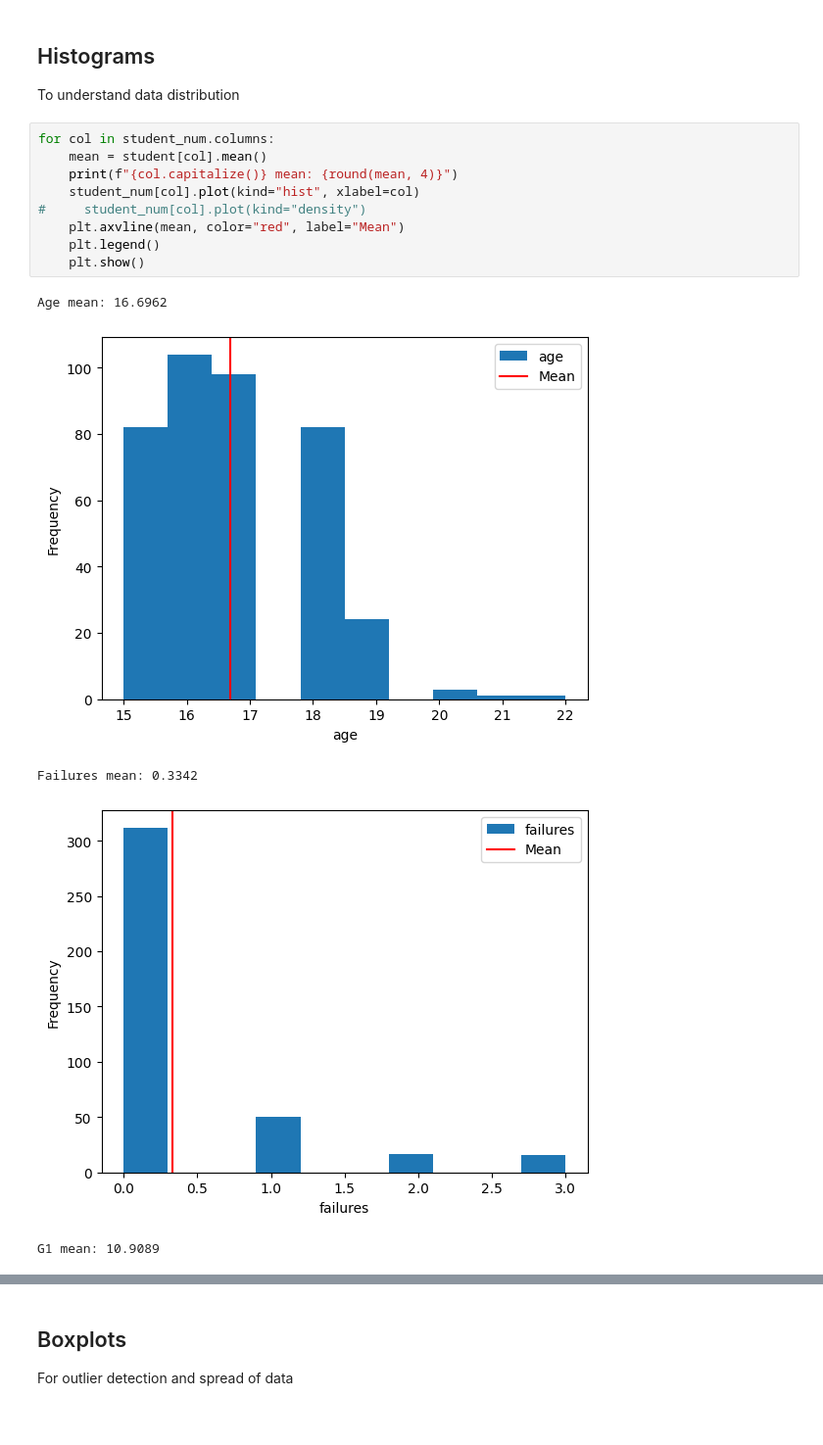
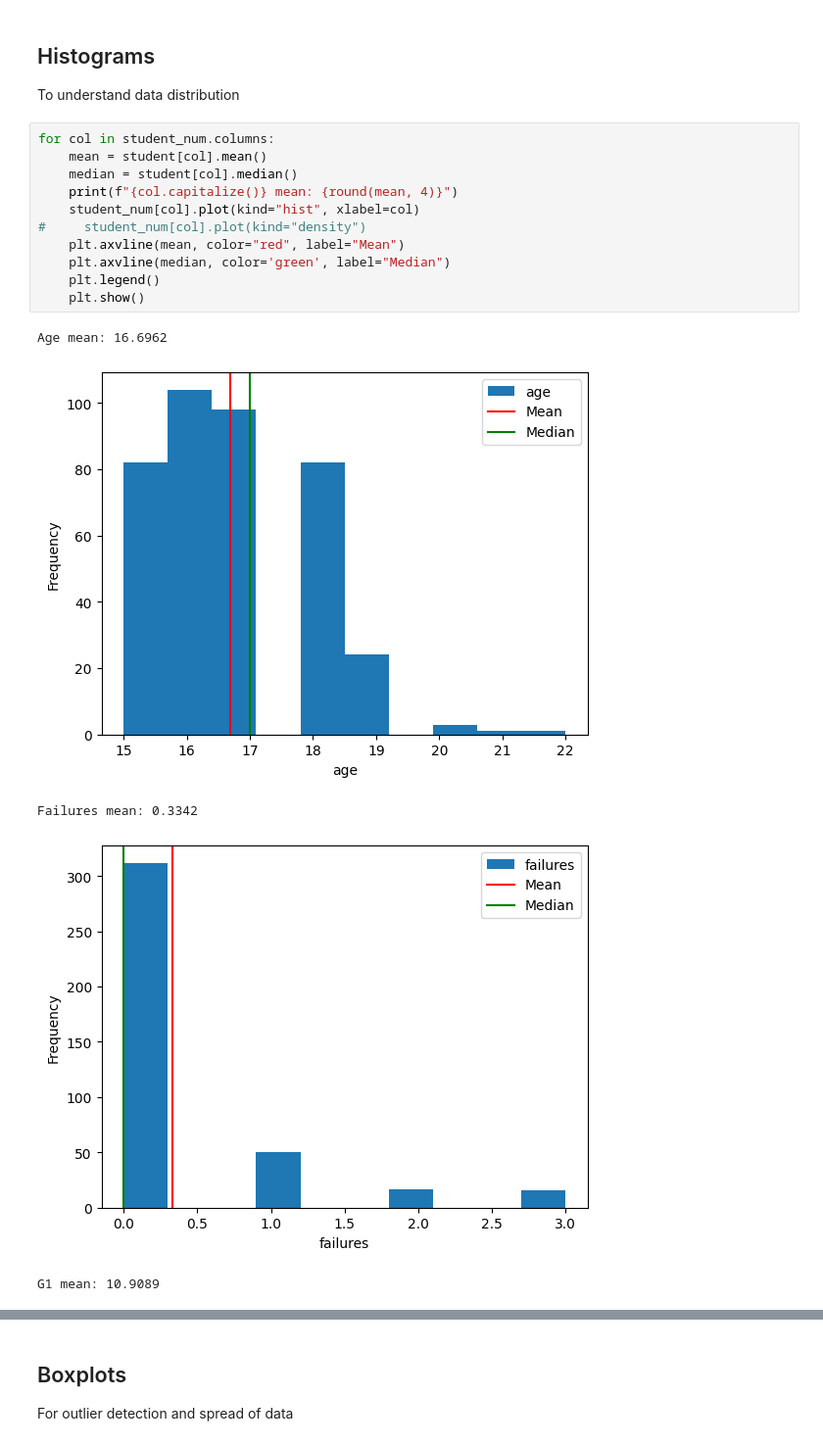
Before and after one commit to samillano-jk/Data_Analysis-projects-scripts-notebooks, a Jupyter notebook: Data-Analysis/student-performance-analysis.ipynb, the cells around one changed output, grey strips where cells are left out. Shown at 98% size. Cells and saved outputs as stored; diff of their text form.

Commit message:
Kaggle Notebook | Student-Performance-Analysis | Version 32

```diff
--- a/Data-Analysis/student-performance-analysis.ipynb
+++ b/Data-Analysis/student-performance-analysis.ipynb
@@ -155,15 +155,17 @@ To understand data distribution
 # %%
 for col in student_num.columns:
     mean = student[col].mean()
+    median = student[col].median()
     print(f"{col.capitalize()} mean: {round(mean, 4)}")
     student_num[col].plot(kind="hist", xlabel=col)
 #     student_num[col].plot(kind="density")
     plt.axvline(mean, color="red", label="Mean")
+    plt.axvline(median, color='green', label="Median")
     plt.legend()
     plt.show()
 # %% [output]
 Age mean: 16.6962
-[figure, old version]
+[figure, new version]
 Failures mean: 0.3342
-[figure, old version]
+[figure, new version]
 G1 mean: 10.9089
```
Also changed, not shown: parts of 13 cells of this notebook.
